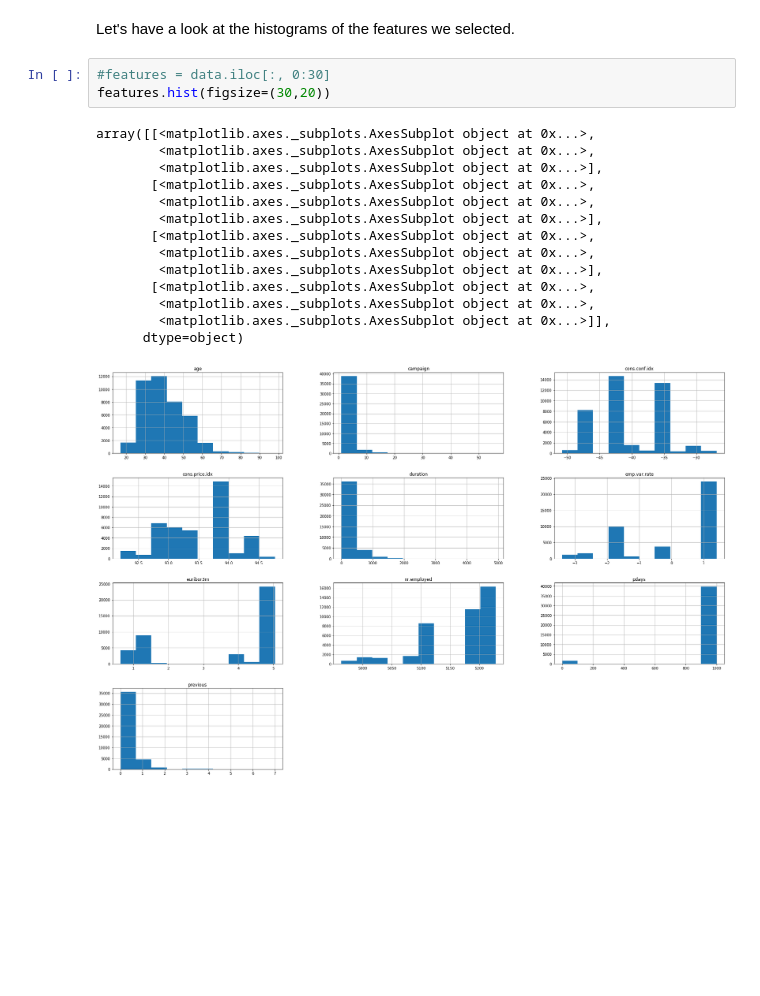
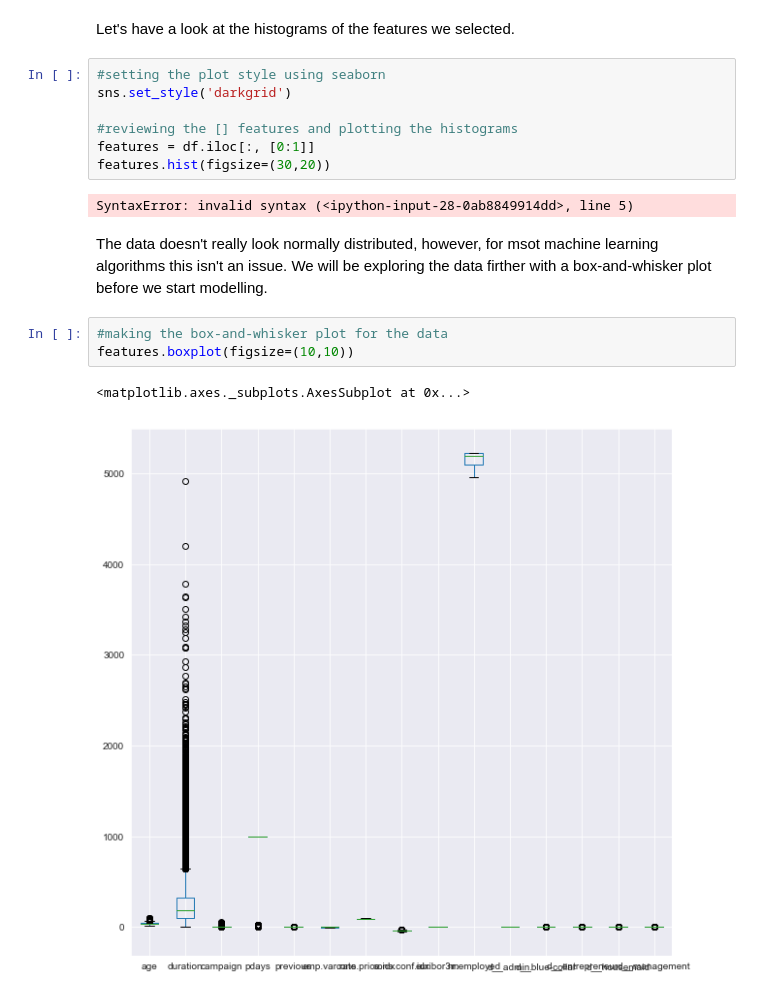
Before and after one commit to MissAle17/dsc-3-final-project-online-ds-sp-000, a Jupyter notebook: student.ipynb, the cells around one changed output. Drawn from its saved outputs; the diff is of its cells as text; blank space fills up the shorter version.

```diff
--- a/student.ipynb
+++ b/student.ipynb
@@ -214,20 +210,19 @@ df.head()
 # %% [markdown]
 Let's have a look at the histograms of the features we selected.
 # %%
-#features = data.iloc[:, 0:30]
+#setting the plot style using seaborn
+sns.set_style('darkgrid')
+
+#reviewing the [] features and plotting the histograms
+features = df.iloc[:, [0:1]]
 features.hist(figsize=(30,20))
 # %% [output]
-array([[<matplotlib.axes._subplots.AxesSubplot object at 0x...>,
-        <matplotlib.axes._subplots.AxesSubplot object at 0x...>,
-        <matplotlib.axes._subplots.AxesSubplot object at 0x...>],
-       [<matplotlib.axes._subplots.AxesSubplot object at 0x...>,
-        <matplotlib.axes._subplots.AxesSubplot object at 0x...>,
-        <matplotlib.axes._subplots.AxesSubplot object at 0x...>],
-       [<matplotlib.axes._subplots.AxesSubplot object at 0x...>,
-        <matplotlib.axes._subplots.AxesSubplot object at 0x...>,
-        <matplotlib.axes._subplots.AxesSubplot object at 0x...>],
-       [<matplotlib.axes._subplots.AxesSubplot object at 0x...>,
-        <matplotlib.axes._subplots.AxesSubplot object at 0x...>,
-        <matplotlib.axes._subplots.AxesSubplot object at 0x...>]],
-      dtype=object)
+SyntaxError: invalid syntax (<ipython-input-28-0ab8849914dd>, line 5)
-[figure, removed]
+# %% [markdown]
+The data doesn't really look normally distributed, however, for msot machine learning algorithms this isn't an issue.  We will be exploring the data firther with a box-and-whisker plot before we start modelling.
+# %%
+#making the box-and-whisker plot for the data
+features.boxplot(figsize=(10,10))
+# %% [output]
+<matplotlib.axes._subplots.AxesSubplot at 0x...>
+[figure, added]
```
Also changed, not shown: parts of 1 cell of this notebook, 1 other file.
